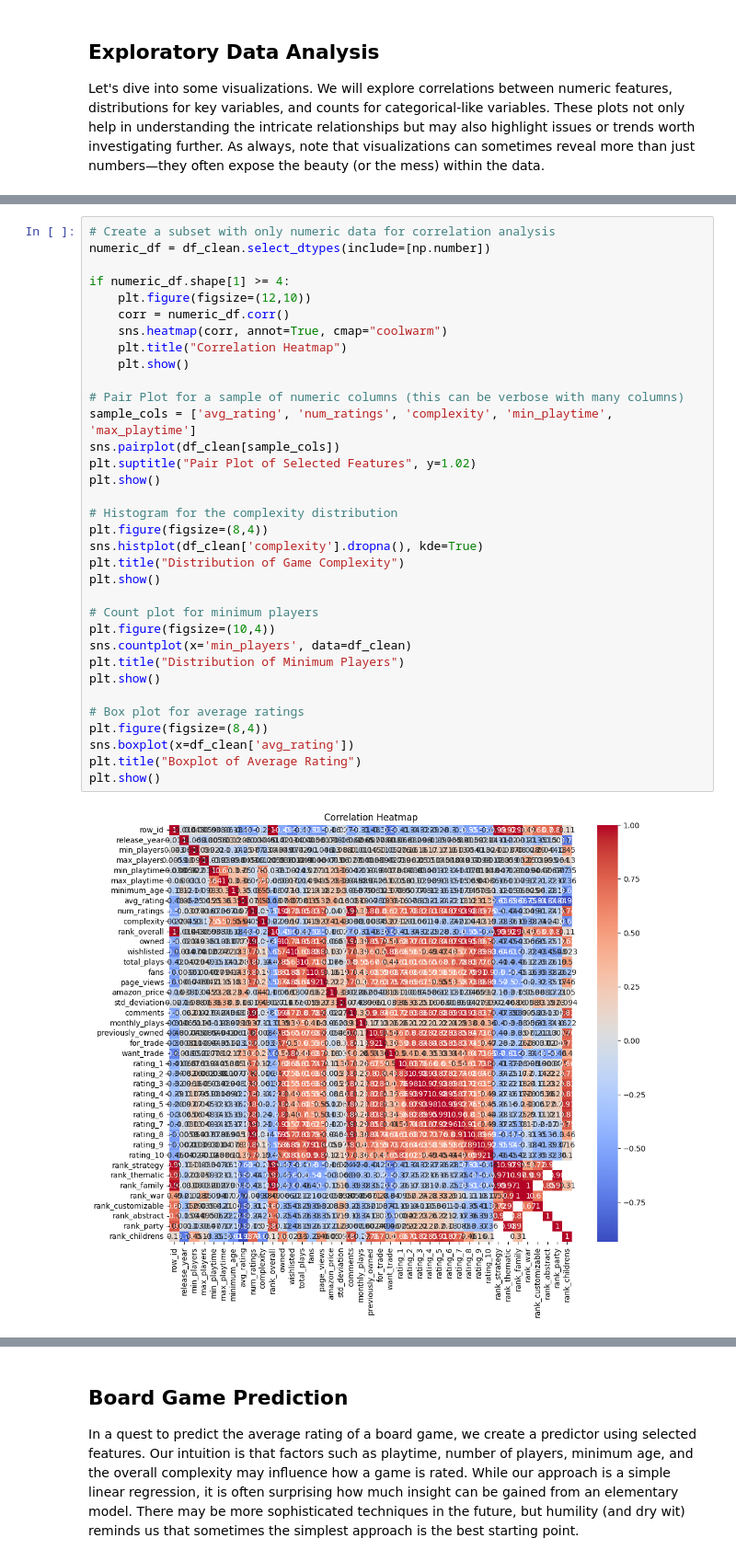
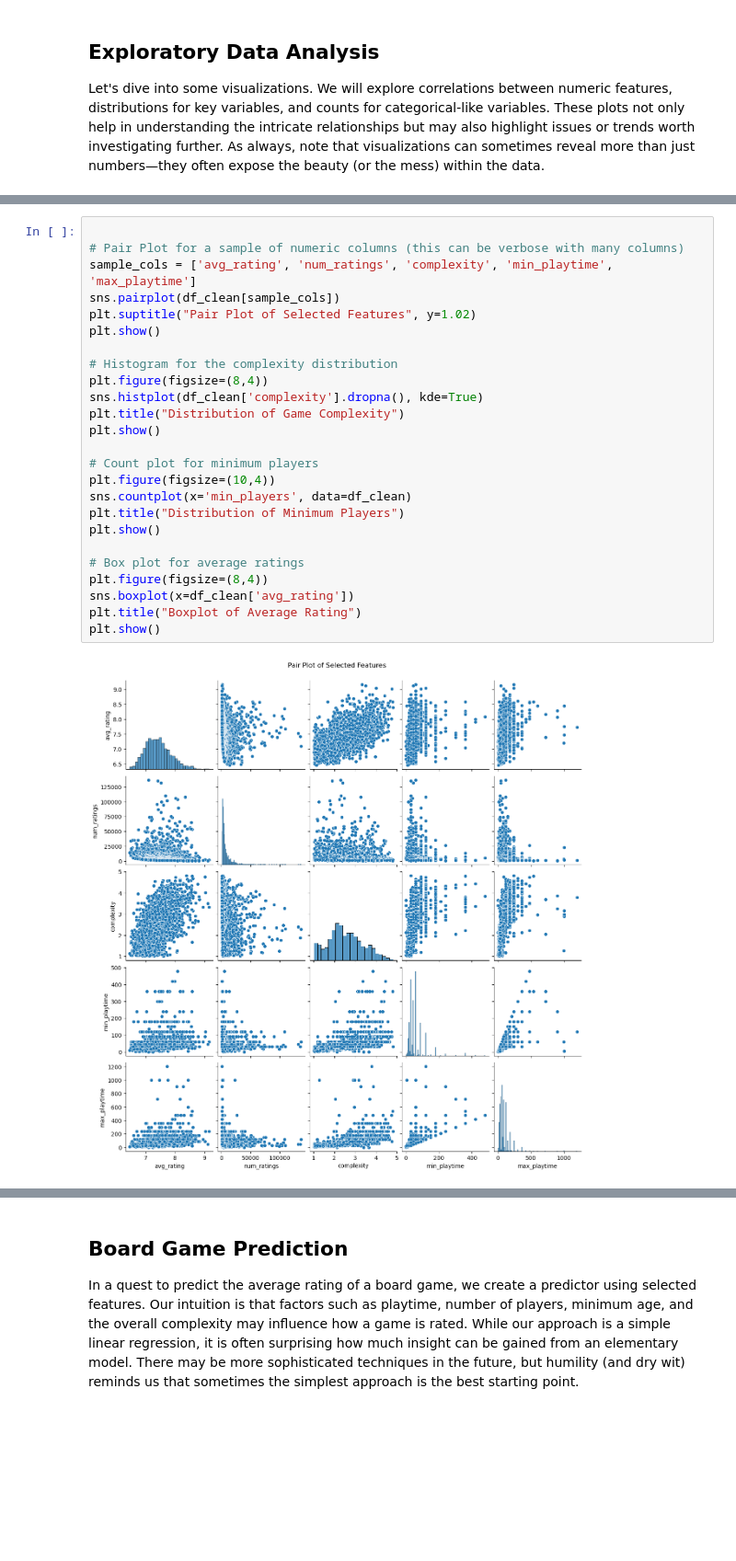
Before and after one commit to Project-2-Data-Visualization-Group-6/Board-Game-Data-Analysis-Visualization, a Jupyter notebook: notebook56039e2eec.ipynb, the cells around one changed output, grey strips where cells are left out. Shown at 92% size. Drawn from its saved outputs; the diff is of its cells as text; blank space fills up the shorter version.

```diff
--- a/notebook56039e2eec.ipynb
+++ b/notebook56039e2eec.ipynb
@@ -111,36 +195,27 @@ Let's dive into some visualizations. We will explore correlations between numeri
 # %%
-# Create a subset with only numeric data for correlation analysis
-numeric_df = df_clean.select_dtypes(include=[np.number])
-
-if numeric_df.shape[1] >= 4:
-    plt.figure(figsize=(12,10))
-    corr = numeric_df.corr()
-    sns.heatmap(corr, annot=True, cmap="coolwarm")
-    plt.title("Correlation Heatmap")
-    plt.show()
 
 # Pair Plot for a sample of numeric columns (this can be verbose with many columns)
 sample_cols = ['avg_rating', 'num_ratings', 'complexity', 'min_playtime', 'max_playtime']
 sns.pairplot(df_clean[sample_cols])
 plt.suptitle("Pair Plot of Selected Features", y=1.02)
 plt.show()
 
 # Histogram for the complexity distribution
 plt.figure(figsize=(8,4))
 sns.histplot(df_clean['complexity'].dropna(), kde=True)
 plt.title("Distribution of Game Complexity")
 plt.show()
 
 # Count plot for minimum players
 plt.figure(figsize=(10,4))
 sns.countplot(x='min_players', data=df_clean)
 plt.title("Distribution of Minimum Players")
 plt.show()
 
 # Box plot for average ratings
 plt.figure(figsize=(8,4))
 sns.boxplot(x=df_clean['avg_rating'])
 plt.title("Boxplot of Average Rating")
 plt.show()
 # %% [output]
-[figure, old version]
+[figure, new version]
```
Also changed, not shown: parts of 7 cells of this notebook.
